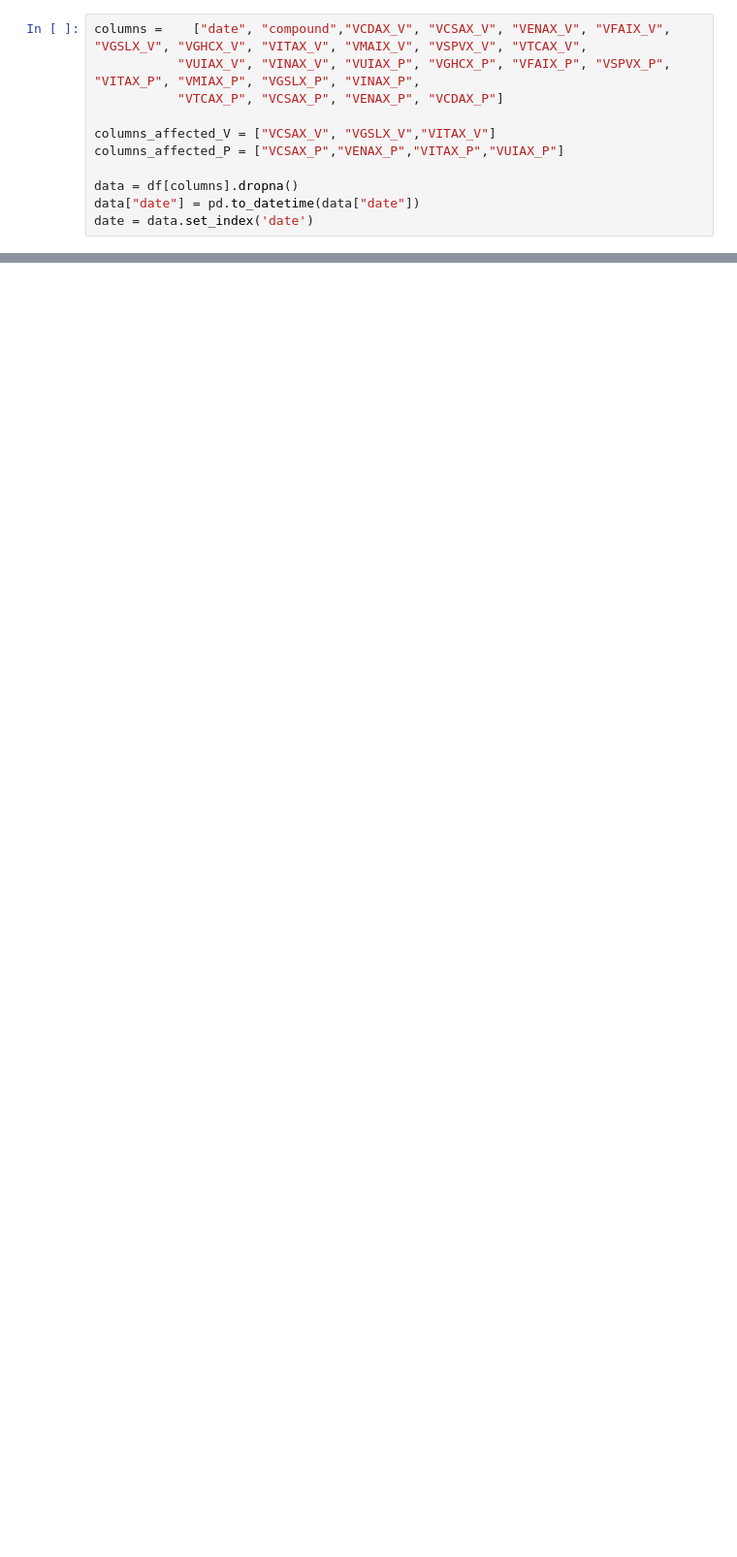
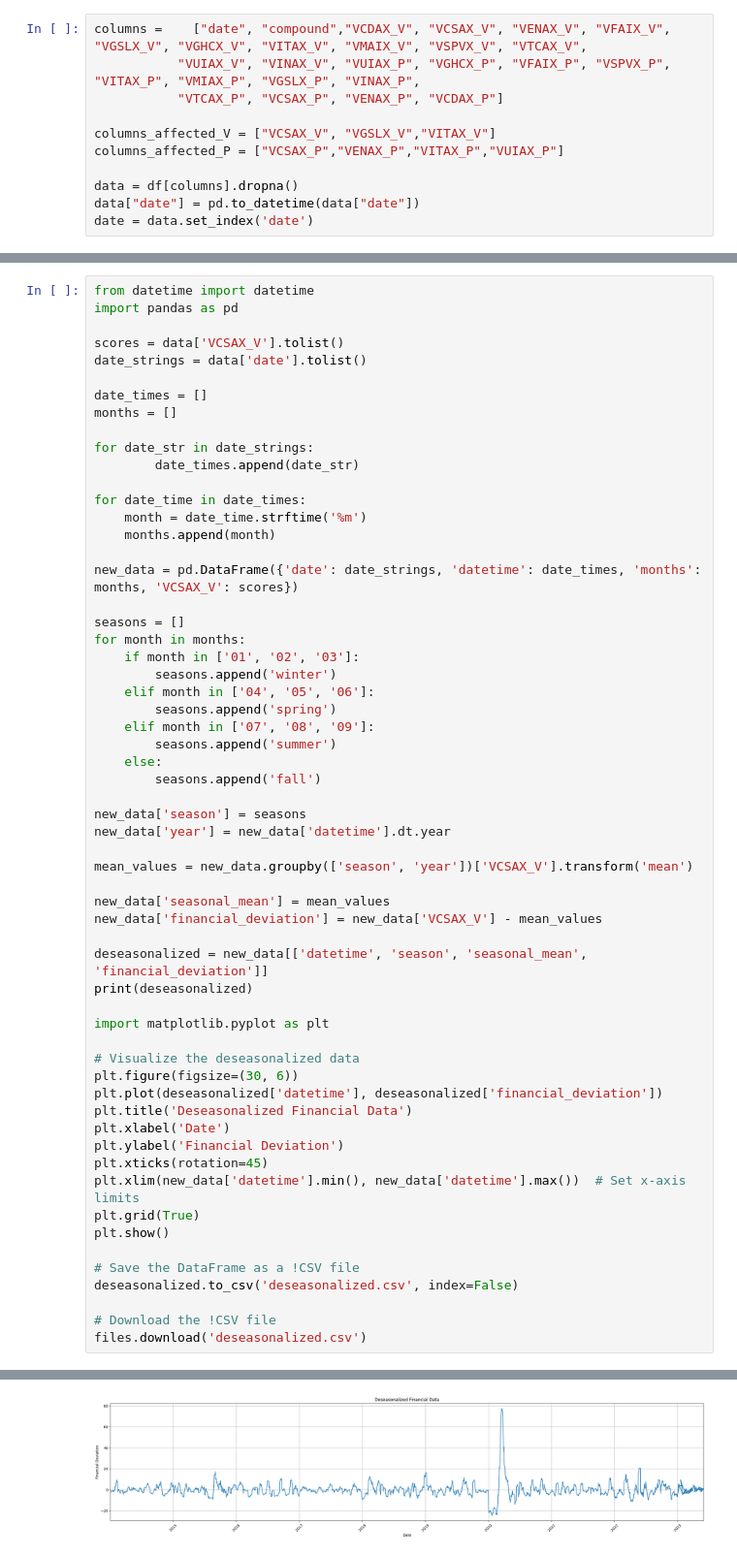
Before and after one commit to allisonlinn/CSUREMM, a Jupyter notebook: Modeling_2nd_Try.ipynb, the cells around one changed output, grey strips where cells are left out. Shown at 97% size. Saved outputs shown, nothing was run; the diff lists cells and outputs as text; blank space fills up the shorter version.

```diff
--- a/Modeling_2nd_Try.ipynb
+++ b/Modeling_2nd_Try.ipynb
@@ -75,0 +154,60 @@ plt.show()
+# %%
+from datetime import datetime
+import pandas as pd
+
+scores = data['VCSAX_V'].tolist()
+date_strings = data['date'].tolist()
+
+date_times = []
+months = []
+
+for date_str in date_strings:
+        date_times.append(date_str)
+
+for date_time in date_times:
+    month = date_time.strftime('%m')
+    months.append(month)
+
+new_data = pd.DataFrame({'date': date_strings, 'datetime': date_times, 'months': months, 'VCSAX_V': scores})
+
+seasons = []
+for month in months:
+    if month in ['01', '02', '03']:
+        seasons.append('winter')
+    elif month in ['04', '05', '06']:
+        seasons.append('spring')
+    elif month in ['07', '08', '09']:
+        seasons.append('summer')
+    else:
+        seasons.append('fall')
+
+new_data['season'] = seasons
+new_data['year'] = new_data['datetime'].dt.year
+
+mean_values = new_data.groupby(['season', 'year'])['VCSAX_V'].transform('mean')
+
+new_data['seasonal_mean'] = mean_values
+new_data['financial_deviation'] = new_data['VCSAX_V'] - mean_values
+
+deseasonalized = new_data[['datetime', 'season', 'seasonal_mean', 'financial_deviation']]
+print(deseasonalized)
+
+import matplotlib.pyplot as plt
+
+# Visualize the deseasonalized data
+plt.figure(figsize=(30, 6))
+plt.plot(deseasonalized['datetime'], deseasonalized['financial_deviation'])
+plt.title('Deseasonalized Financial Data')
+plt.xlabel('Date')
+plt.ylabel('Financial Deviation')
+plt.xticks(rotation=45)
+plt.xlim(new_data['datetime'].min(), new_data['datetime'].max())  # Set x-axis limits
+plt.grid(True)
+plt.show()
+
+# Save the DataFrame as a !CSV file
+deseasonalized.to_csv('deseasonalized.csv', index=False)
+
+# Download the !CSV file
+files.download('deseasonalized.csv')
+# %% [output]
@@ -75,0 +228 @@ plt.show()
+[figure, added]
```
Also changed, not shown: parts of 6 cells of this notebook.
